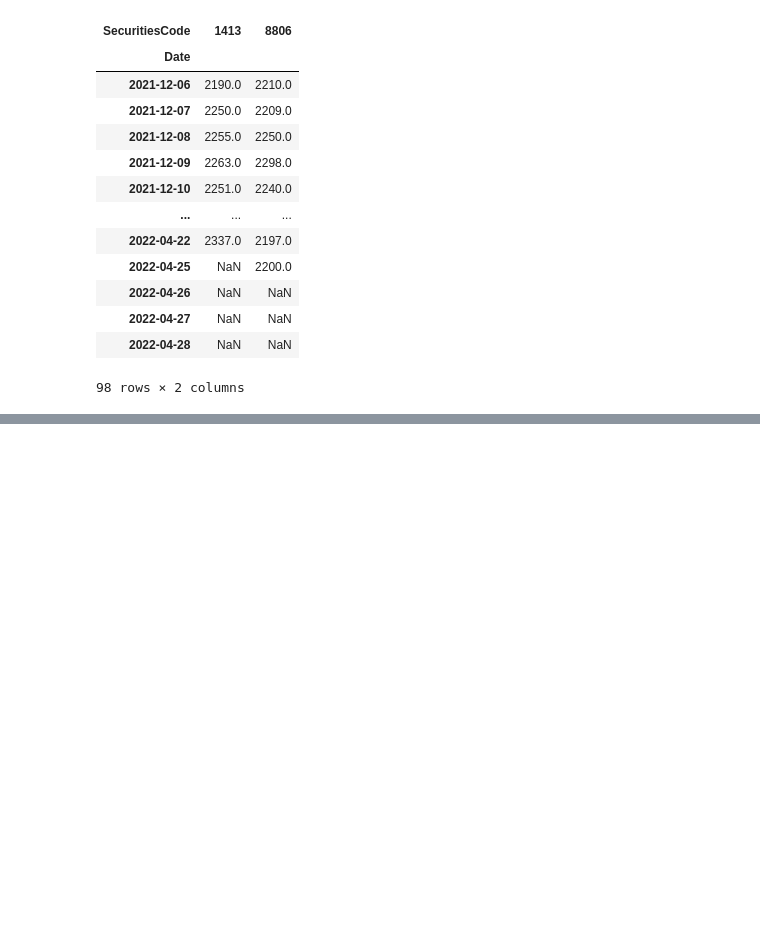
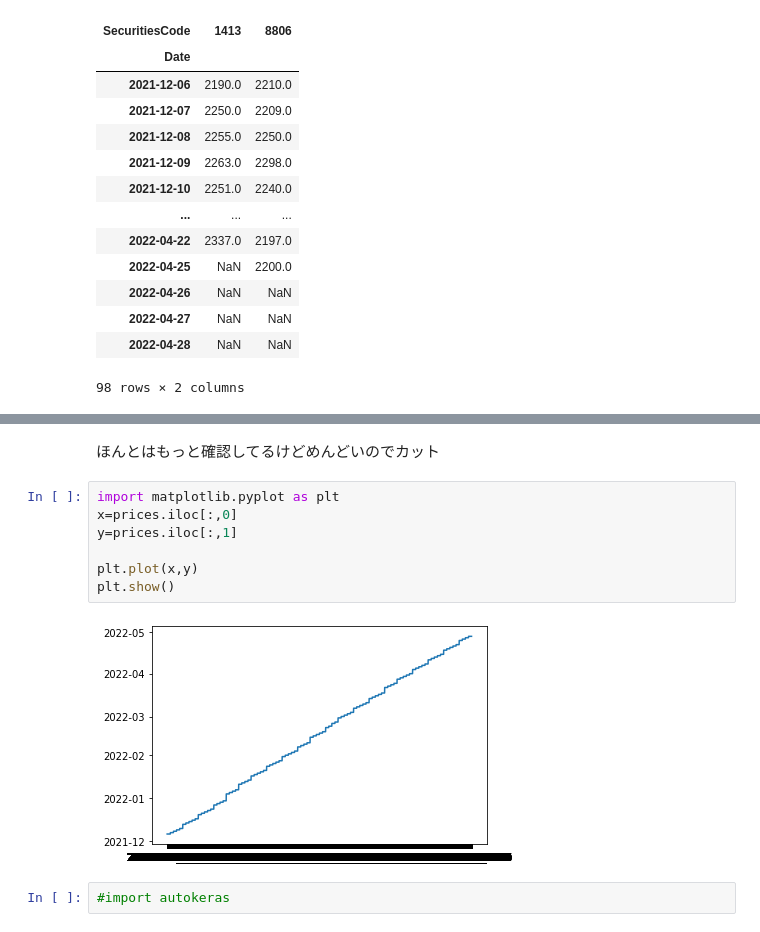
Before and after one commit to sekabum1/kaggle_jpx, a Jupyter notebook: jpx-eggs-of-ds.ipynb, the cells around one changed output, grey strips where cells are left out. Drawn from its saved outputs; the diff is of its cells as text; blank space fills up the shorter version.

```diff
--- a/jpx-eggs-of-ds.ipynb
+++ b/jpx-eggs-of-ds.ipynb
@@ -134,0 +158,13 @@ pd.pivot(prices,index="Date",columns="SecuritiesCode",values="Close")[[1413,8806
+# %% [markdown]
+ほんとはもっと確認してるけどめんどいのでカット
+# %%
+import matplotlib.pyplot as plt
+x=prices.iloc[:,0]
+y=prices.iloc[:,1]
+
+plt.plot(x,y)
+plt.show()
+# %% [output]
+[figure, added]
+# %%
+#import autokeras
```
Also changed, not shown: parts of 5 cells of this notebook.
